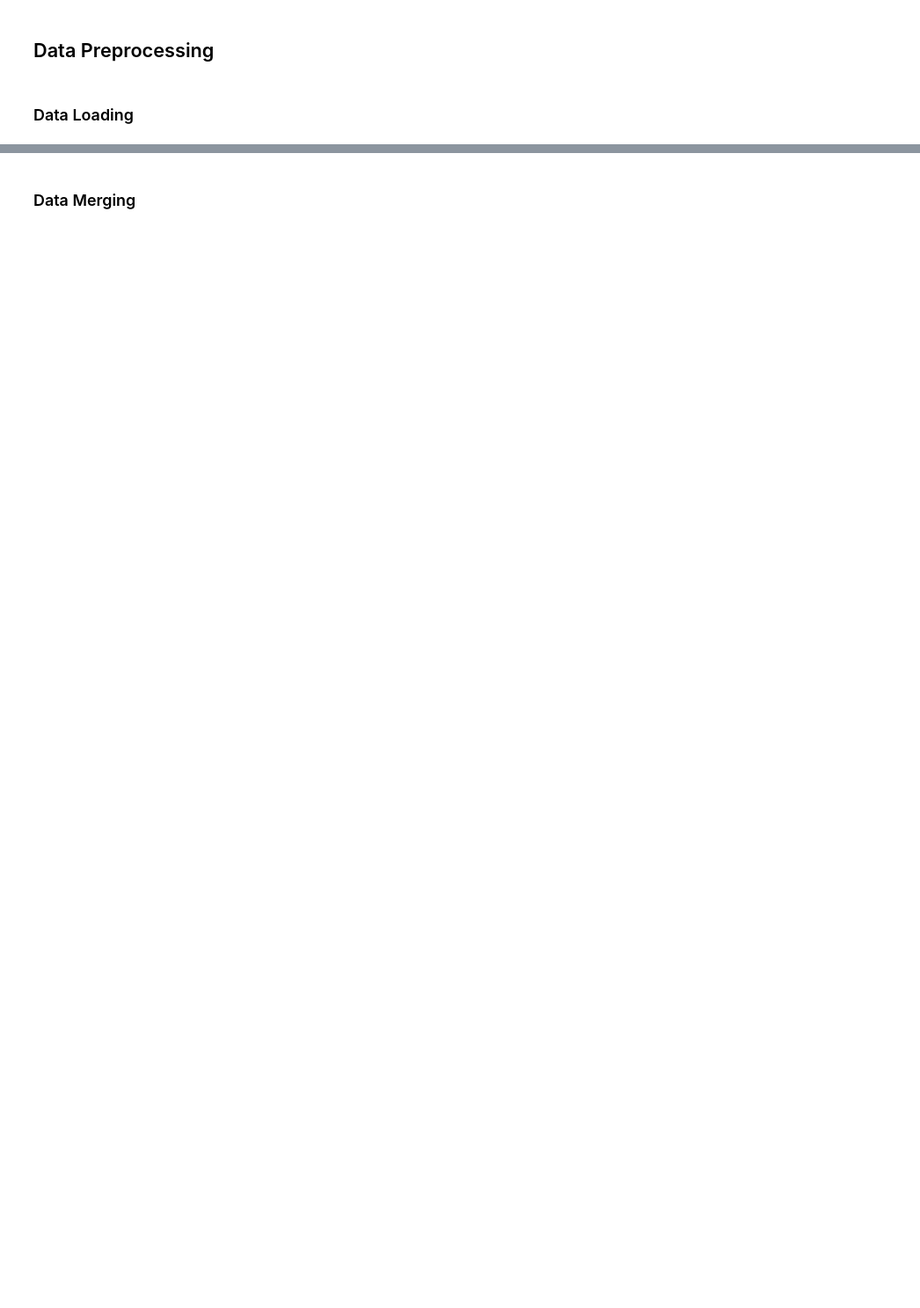
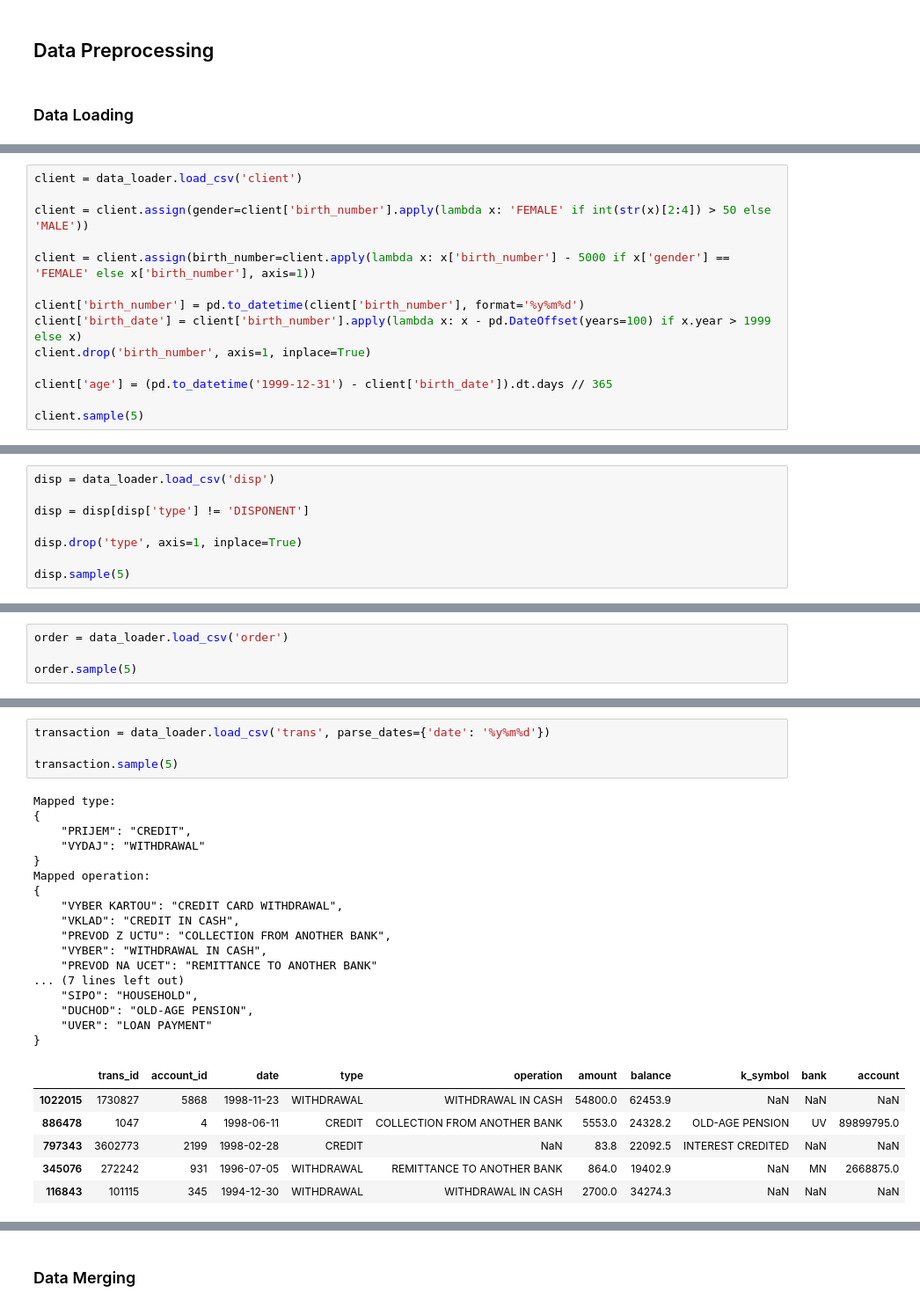
Before and after one commit to okaynils/fhnw-ds-aml, a Jupyter notebook: notebook.ipynb, the cells around one changed output, grey strips where cells are left out. Shown at 88% size. Cells and saved outputs as stored; diff of their text form; blank space fills up the shorter version.

```diff
--- a/notebook.ipynb
+++ b/notebook.ipynb
@@ -32,0 +52,14 @@ Mapped frequency -> {'POPLATEK MESICNE': 'MONTHLY CHARGES', 'POPLATEK TYDNE': 'W
+# %%
+client = data_loader.load_csv('client')
+
+client = client.assign(gender=client['birth_number'].apply(lambda x: 'FEMALE' if int(str(x)[2:4]) > 50 else 'MALE'))
+
+client = client.assign(birth_number=client.apply(lambda x: x['birth_number'] - 5000 if x['gender'] == 'FEMALE' else x['birth_number'], axis=1))
+
+client['birth_number'] = pd.to_datetime(client['birth_number'], format='%y%m%d')
+client['birth_date'] = client['birth_number'].apply(lambda x: x - pd.DateOffset(years=100) if x.year > 1999 else x)
+client.drop('birth_number', axis=1, inplace=True)
+
+client['age'] = (pd.to_datetime('1999-12-31') - client['birth_date']).dt.days // 365
+
+client.sample(5)
@@ -32,0 +77,8 @@ Mapped frequency -> {'POPLATEK MESICNE': 'MONTHLY CHARGES', 'POPLATEK TYDNE': 'W
+# %%
+disp = data_loader.load_csv('disp')
+
+disp = disp[disp['type'] != 'DISPONENT']
+
+disp.drop('type', axis=1, inplace=True)
+
+disp.sample(5)
@@ -32,0 +94,4 @@ Mapped frequency -> {'POPLATEK MESICNE': 'MONTHLY CHARGES', 'POPLATEK TYDNE': 'W
+# %%
+order = data_loader.load_csv('order')
+
+order.sample(5)
@@ -32,0 +158,28 @@ Mapped frequency -> {'POPLATEK MESICNE': 'MONTHLY CHARGES', 'POPLATEK TYDNE': 'W
+# %%
+transaction = data_loader.load_csv('trans', parse_dates={'date': '%y%m%d'})
+
+transaction.sample(5)
+# %% [output]
+Mapped type:
+{
+    "PRIJEM": "CREDIT",
+    "VYDAJ": "WITHDRAWAL"
+}
+Mapped operation:
+{
+    "VYBER KARTOU": "CREDIT CARD WITHDRAWAL",
+    "VKLAD": "CREDIT IN CASH",
+    "PREVOD Z UCTU": "COLLECTION FROM ANOTHER BANK",
+    "VYBER": "WITHDRAWAL IN CASH",
+    "PREVOD NA UCET": "REMITTANCE TO ANOTHER BANK"
+... (7 lines left out)
+    "SIPO": "HOUSEHOLD",
+    "DUCHOD": "OLD-AGE PENSION",
+    "UVER": "LOAN PAYMENT"
+}
+|  | trans_id | account_id | date | type | operation | amount | balance | k_symbol | bank | account |
+| 1022015 | 1730827 | 5868 | 1998-11-23 | WITHDRAWAL | WITHDRAWAL IN CASH | 54800.0 | 62453.9 | NaN | NaN | NaN |
+| 886478 | 1047 | 4 | 1998-06-11 | CREDIT | COLLECTION FROM ANOTHER BANK | 5553.0 | 24328.2 | OLD-AGE PENSION | UV | 89899795.0 |
+| 797343 | 3602773 | 2199 | 1998-02-28 | CREDIT | NaN | 83.8 | 22092.5 | INTEREST CREDITED | NaN | NaN |
+| 345076 | 272242 | 931 | 1996-07-05 | WITHDRAWAL | REMITTANCE TO ANOTHER BANK | 864.0 | 19402.9 | NaN | MN | 2668875.0 |
+| 116843 | 101115 | 345 | 1994-12-30 | WITHDRAWAL | WITHDRAWAL IN CASH | 2700.0 | 34274.3 | NaN | NaN | NaN |
```
Also changed, not shown: parts of 23 cells of this notebook, 3 other files.
